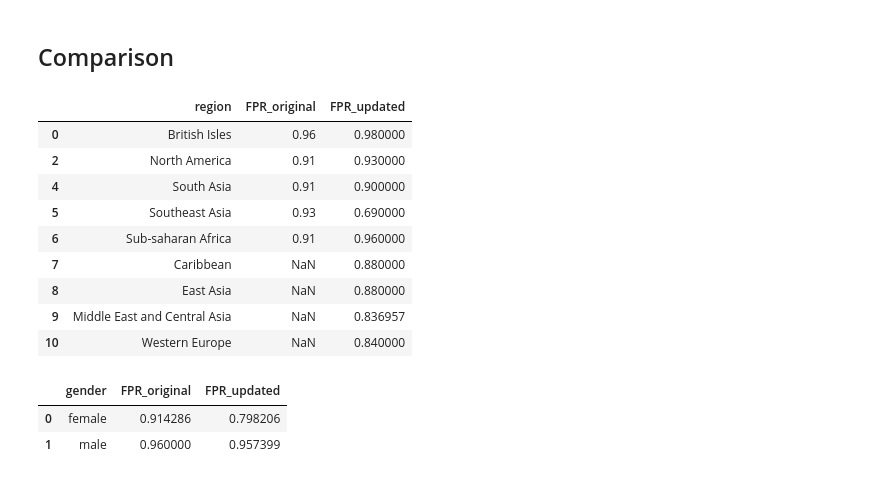
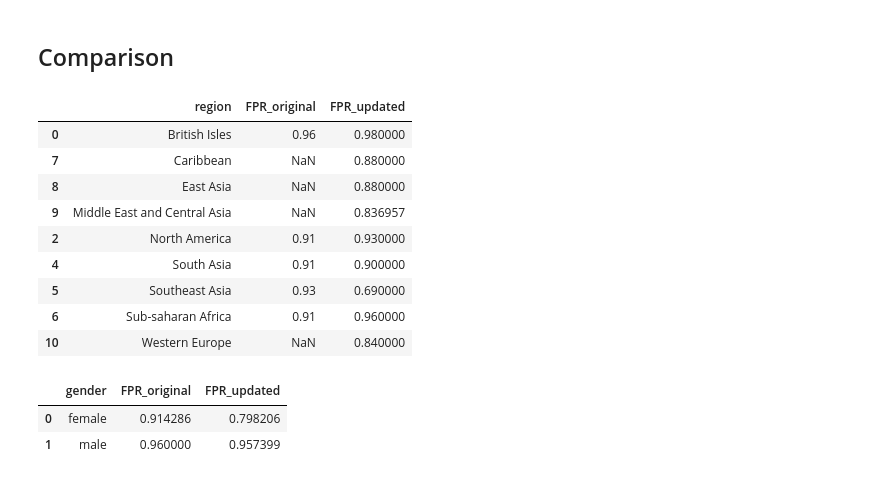
Before and after one commit to madfields17/Capstone_2025, a Jupyter notebook: tssdnet/model_analysis.ipynb, the cells around one changed output. Drawn from its saved outputs; the diff is of its cells as text; code cells hidden in the pictures.

```diff
--- a/tssdnet/model_analysis.ipynb
+++ b/tssdnet/model_analysis.ipynb
@@ -1,7 +1,7 @@
 # %%
 import pandas as pd
 # %%
-THRESHOLD = 0.87961036 # 0.5
+THRESHOLD = 0.5 # 0.87961036 # 0.5
 # %%
 def clean_accent_name(accent):
     accent = accent.split("(")[0].strip()
@@ -30,6 +30,7 @@ def compute_region_metrics(results_df):
     region_metrics["FPR"] = region_metrics["false_positives"] / region_metrics["total_samples"]
     region_metrics["TNR"] = region_metrics["true_negatives"] / region_metrics["total_samples"]
     region_metrics = region_metrics.reset_index()
+    region_metrics = region_metrics.sort_values(by="region", ascending=True)
     return region_metrics
 
 def compute_gender_metrics(results_df):
@@ -41,6 +42,7 @@ def compute_gender_metrics(results_df):
     gender_metrics["FPR"] = gender_metrics["false_positives"] / gender_metrics["total_samples"]
     gender_metrics["TNR"] = gender_metrics["true_negatives"] / gender_metrics["total_samples"]
     gender_metrics = gender_metrics.reset_index()
+    gender_metrics = gender_metrics.sort_values(by="gender", ascending=True)
     return gender_metrics
 # %% [markdown]
 ## Baseline Original Results
@@ -107,24 +109,25 @@ gender_metrics_updated
 # %%
 region_comparison = pd.merge(
     region_metrics_original[["region", "FPR"]],
     region_metrics_updated[["region", "FPR"]],
     on="region",
     how="outer",
     suffixes=("_original", "_updated")
 )
 # Drop rows where region is "multiple accents" or "other":
 region_comparison = region_comparison[~region_comparison["region"].isin(["Multiple Accents", "Other"])]
+region_comparison = region_comparison.sort_values(by="region", ascending=True)
 region_comparison
 # %% [output]
 |  | region | FPR_original | FPR_updated |
 | 0 | British Isles | 0.96 | 0.980000 |
+| 7 | Caribbean | NaN | 0.880000 |
+| 8 | East Asia | NaN | 0.880000 |
+| 9 | Middle East and Central Asia | NaN | 0.836957 |
 | 2 | North America | 0.91 | 0.930000 |
 | 4 | South Asia | 0.91 | 0.900000 |
 | 5 | Southeast Asia | 0.93 | 0.690000 |
 | 6 | Sub-saharan Africa | 0.91 | 0.960000 |
-| 7 | Caribbean | NaN | 0.880000 |
-| 8 | East Asia | NaN | 0.880000 |
-| 9 | Middle East and Central Asia | NaN | 0.836957 |
 | 10 | Western Europe | NaN | 0.840000 |
 # %%
 gender_comparison = pd.merge(
```
Also changed, not shown: parts of 6 cells of this notebook, 4 other files.
